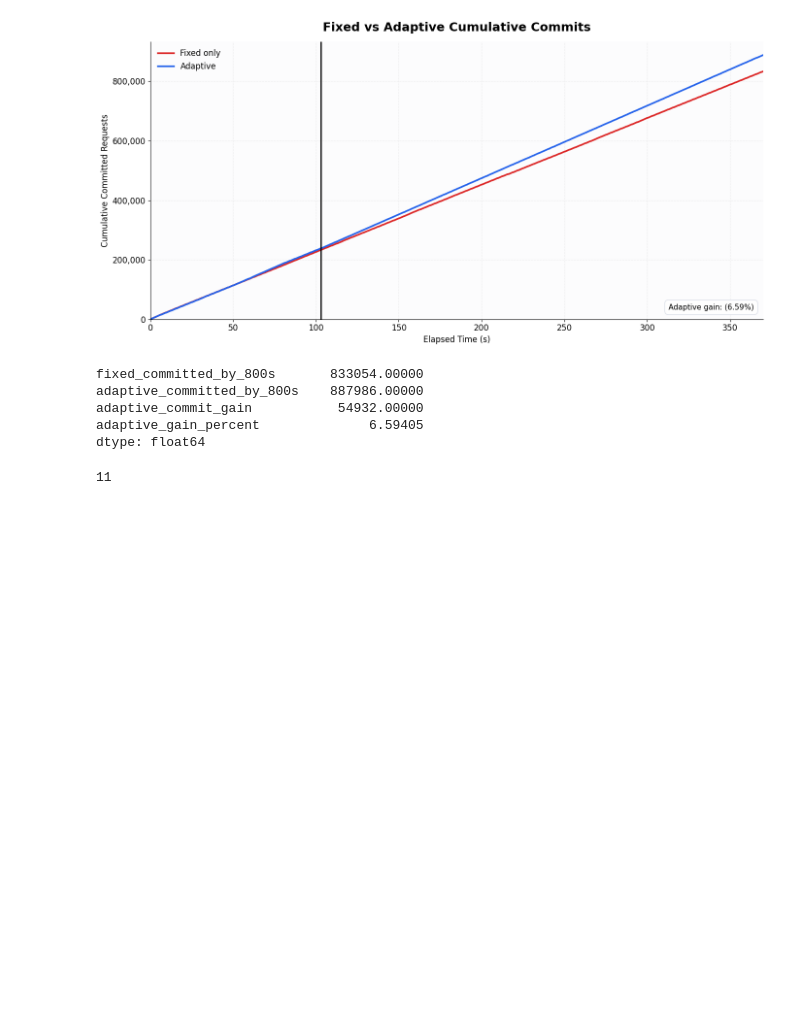
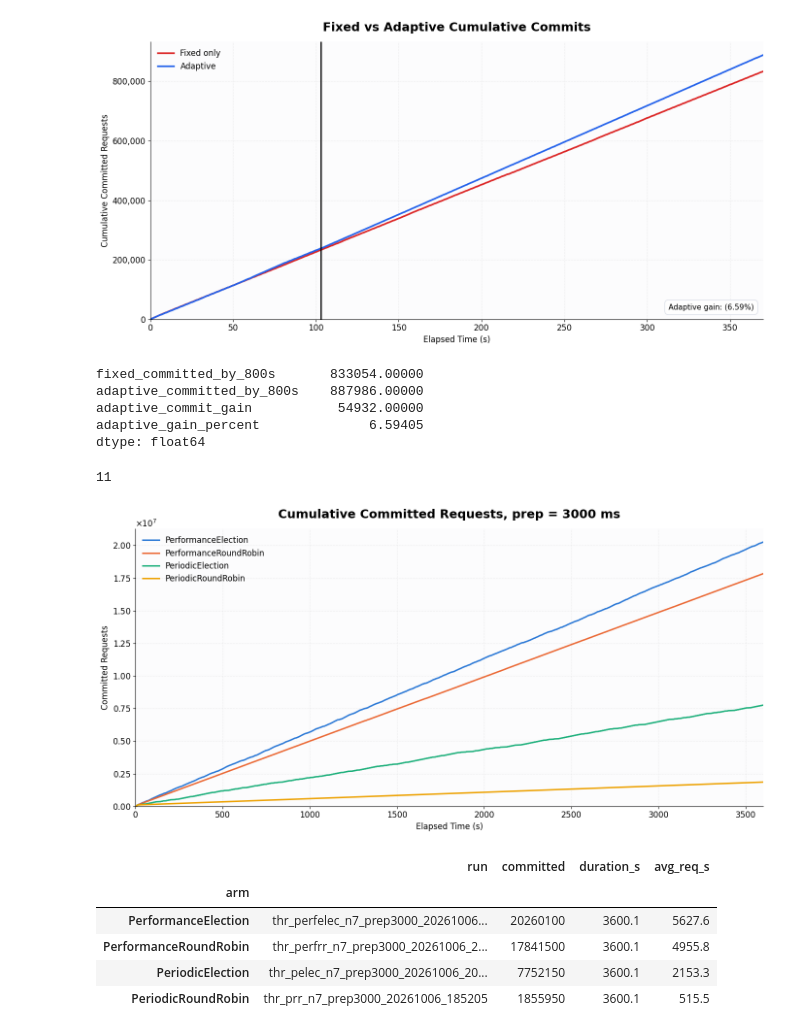
Before and after one commit to Michael112233/pbft, a Jupyter notebook: plot_tps_series.ipynb, the cells around one changed output. Cells and saved outputs as stored; diff of their text form; code cells hidden in the pictures; blank space fills up the shorter version.

Commit message:
throttle doc

```diff
--- a/plot_tps_series.ipynb
+++ b/plot_tps_series.ipynb
@@ -1555,3 +1555,52 @@ while tput < 200:
 print(num)
 # %% [output]
 11
+# %%
+# Cumulative committed requests at prep_ms = 3000, all four arms (results/throttle_sweep).
+# Each run is 1 h; report.json samples committed_total every 100 ms.
+import matplotlib.ticker as mticker
+
+sweep_dir = Path("results/throttle_sweep")
+prep = 3000
+sweep_arms = [  # (label, config prefix, color) - fixed categorical order
+    ("PerformanceElection",   "thr_perfelec", "#2a78d6"),
+    ("PerformanceRoundRobin", "thr_perfrr",   "#eb6834"),
+    ("PeriodicElection",      "thr_pelec",    "#1baf7a"),
+    ("PeriodicRoundRobin",    "thr_prr",      "#eda100"),
+]
+
+fig, ax = plt.subplots(figsize=(14, 7))
+sweep_rows = []
+for label, prefix, color in sweep_arms:
+    run_dirs = sorted(sweep_dir.glob(f"{prefix}_n7_prep{prep}_*"))
+    assert len(run_dirs) == 1, f"expected one run for {prefix} prep {prep}, got {run_dirs}"
+    with (run_dirs[0] / "report.json").open() as f:
+        frame = pd.DataFrame(json.load(f)).sort_values("elapsed_sec").drop_duplicates("elapsed_sec")
+    ax.plot(frame["elapsed_sec"], frame["committed_total"], color=color, linewidth=2.2, label=label)
+
+    end_t = frame["elapsed_sec"].iloc[-1]
+    end_c = frame["committed_total"].iloc[-1]
+    sweep_rows.append(dict(arm=label, run=run_dirs[0].name, committed=int(end_c),
+                           duration_s=round(end_t, 1), avg_req_s=round(end_c / end_t, 1)))
+
+ax.set_title(f"Cumulative Committed Requests, prep = {prep} ms", fontsize=18, weight="bold", pad=16)
+ax.set_xlabel("Elapsed Time (s)")
+ax.set_ylabel("Committed Requests")
+ax.set_xlim(0, max(r["duration_s"] for r in sweep_rows))
+ax.set_ylim(bottom=0)
+y_fmt = mticker.ScalarFormatter(useMathText=True)
+y_fmt.set_powerlimits((0, 0))  # always factor out the exponent, e.g. "×10^7"
+ax.yaxis.set_major_formatter(y_fmt)
+ax.legend(loc="upper left", frameon=False)
+plt.tight_layout()
+plt.show()
+
+pd.DataFrame(sweep_rows).set_index("arm")
+# %% [output]
+[figure, added]
+|  | run | committed | duration_s | avg_req_s |
+| arm |  |  |  |  |
+| PerformanceElection | thr_perfelec_n7_prep3000_20261006... | 20260100 | 3600.1 | 5627.6 |
+| PerformanceRoundRobin | thr_perfrr_n7_prep3000_20261006_2... | 17841500 | 3600.1 | 4955.8 |
+| PeriodicElection | thr_pelec_n7_prep3000_20261006_20... | 7752150 | 3600.1 | 2153.3 |
+| PeriodicRoundRobin | thr_prr_n7_prep3000_20261006_185205 | 1855950 | 3600.1 | 515.5 |
```
Also changed, not shown: 2 other files.
